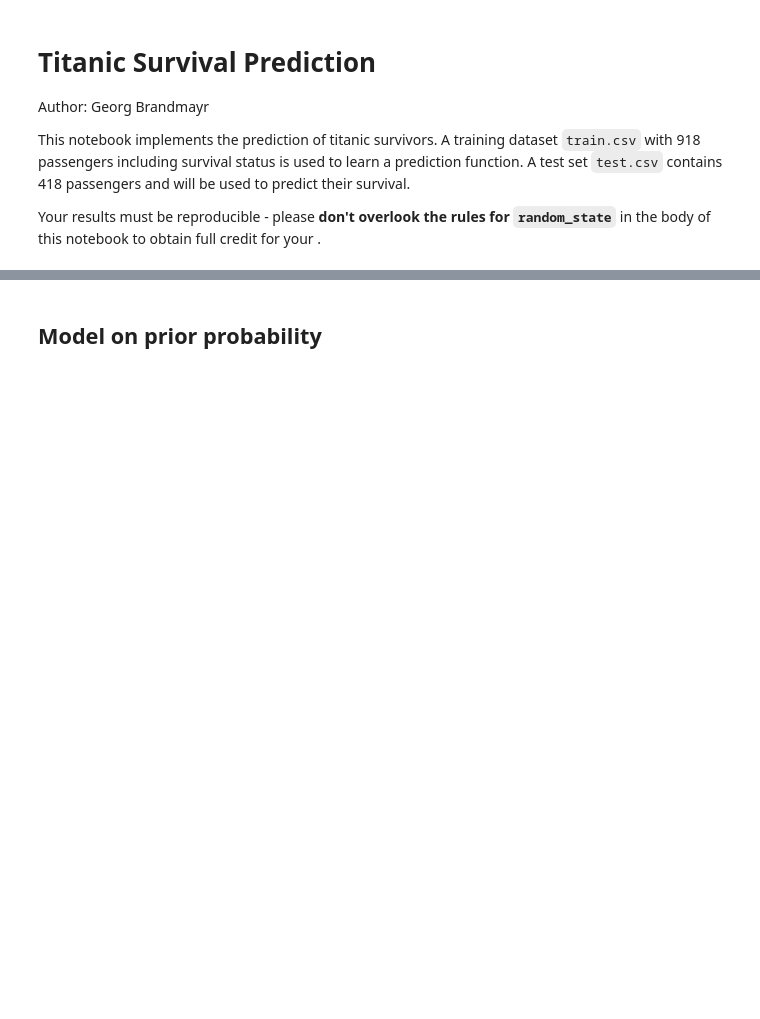
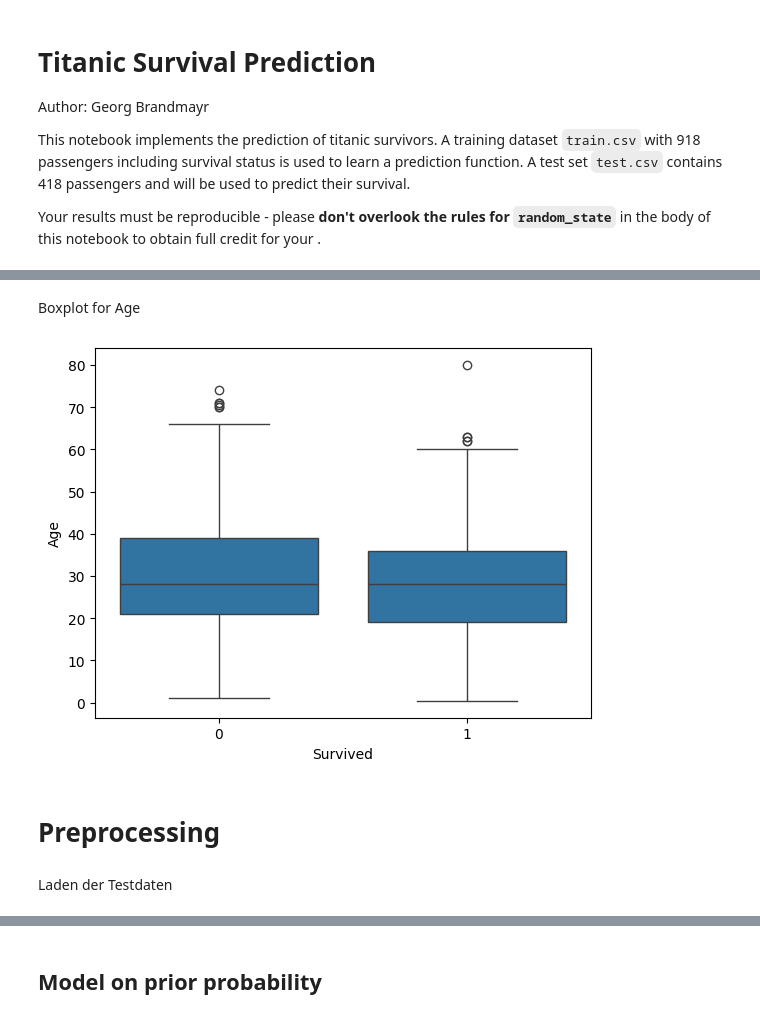
Before and after one commit to IvanBirkmaier/titanic_challenge, a Jupyter notebook: PredictSurvival.ipynb, the cells around one changed output, grey strips where cells are left out. Cells and saved outputs as stored; diff of their text form; code cells hidden in the pictures; blank space fills up the shorter version.

```diff
--- a/PredictSurvival.ipynb
+++ b/PredictSurvival.ipynb
@@ -28,3 +124,11 @@ df.groupby(['Pclass']).Survived.agg(Survivor_ratio='mean', Passengers='size')
+# %% [markdown]
+Boxplot for Age
 # %%
-#df.set_index('Survived', append=True)['Age'].unstack().boxplot()
-sns.boxplot(df, x='Survived', y='Age');
+#train_data.set_index('Survived', append=True)['Age'].unstack().boxplot()
+sns.boxplot(train_data, x='Survived', y='Age');
+# %% [output]
+[figure, added]
+# %% [markdown]
+# Preprocessing
+# %% [markdown]
+Laden der Testdaten
```
Also changed, not shown: parts of 73 cells of this notebook, 5 other files.
